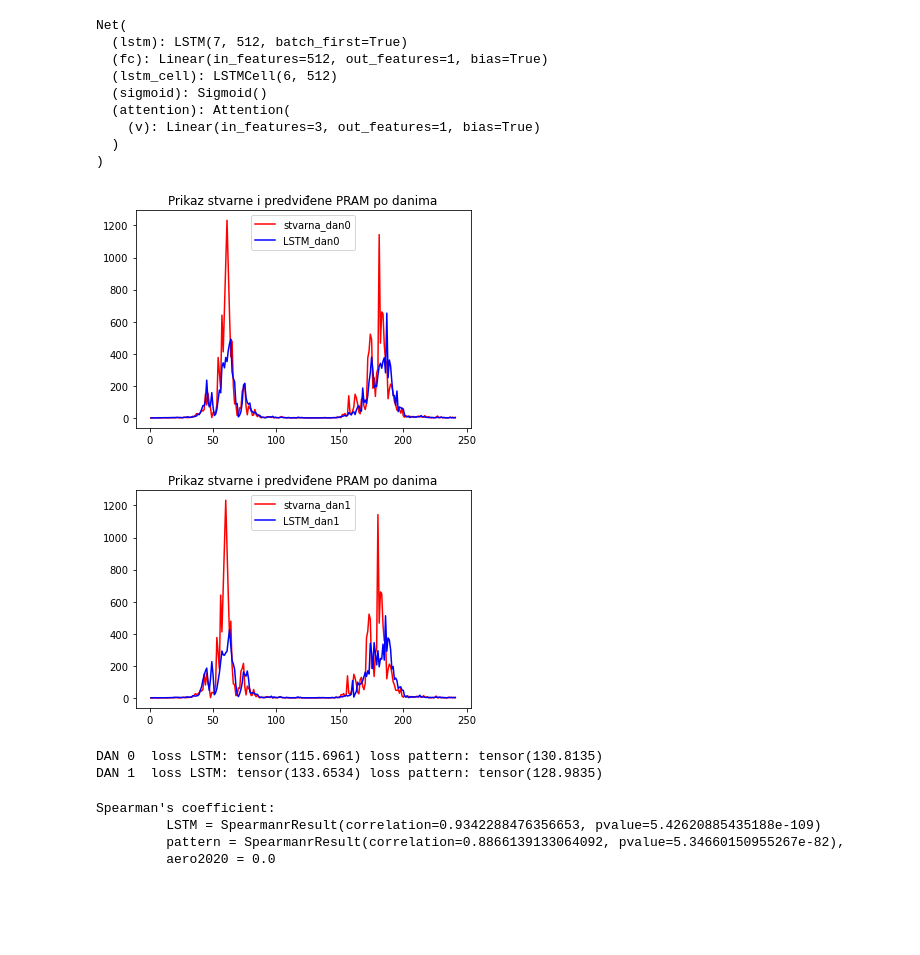
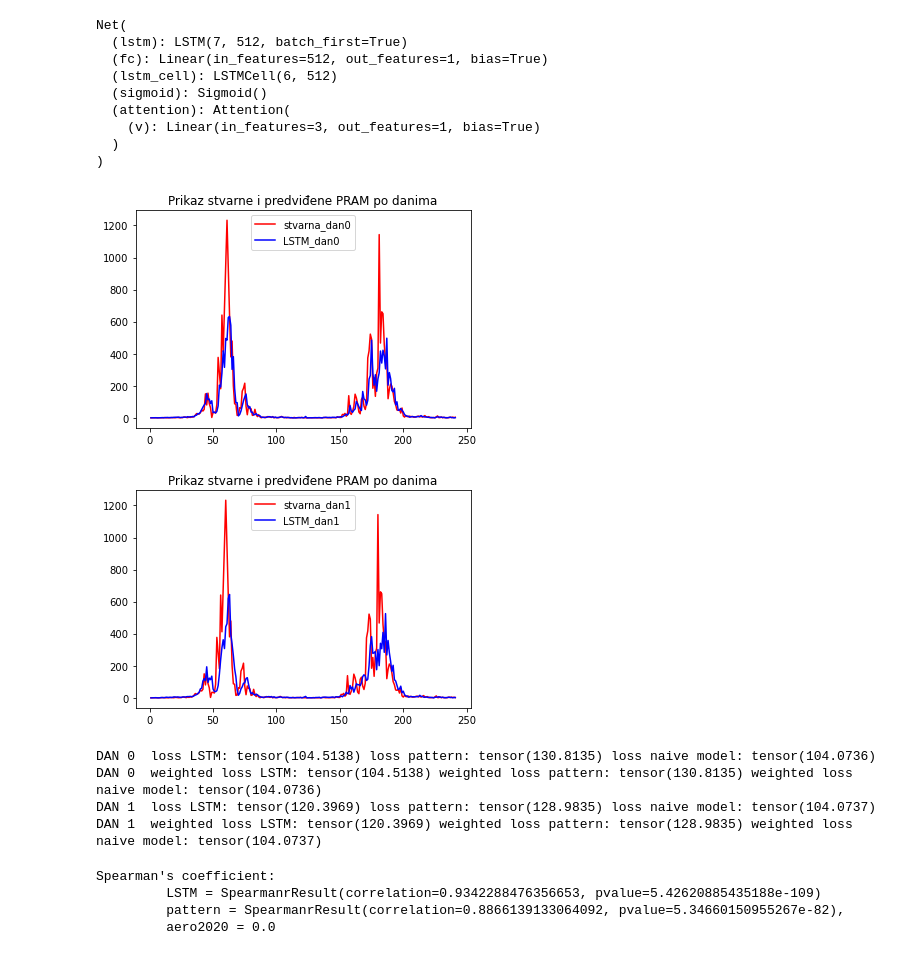
Before and after one commit to dmatijev/polen_forecasting, a Jupyter notebook: evaluate_zavrsni.ipynb, the cells around one changed output. Drawn from its saved outputs; the diff is of its cells as text; code cells hidden in the pictures; blank space fills up the shorter version.

Commit message:
dodan_weights_stupac
-i optimizer promijenjen u AdamW

```diff
--- a/evaluate_zavrsni.ipynb
+++ b/evaluate_zavrsni.ipynb
@@ -20,7 +22,7 @@ else:
     device = torch.device("cpu")
 # %%
 #train_data, val_data, test_data = load_data('real_for_all_podaci_novo.csv', 'lognormalize', target)
-train_data, val_data, test_data = load_data('sim-30-PRAM-real_for_all_podaci_novo.csv', 'lognormalize', target)
+train_data, val_data, test_data = load_data('sim-30-PRAM-real_for_all_podaci_novo.csv', 'lognormalize', target, 0, use_weights)
 train_dataset = Dataset(train_data, seq_len, nr_days, target)
 val_dataset = Dataset(val_data, seq_len, nr_days, target)
 test_dataset = Dataset(test_data, seq_len, nr_days, target)
@@ -54,6 +56,16 @@ path_to_model = f'models/PRAM/batch_size_32-seq_len_3-nr_days_1-lr_0.005-hidd_di
 path_to_model = f'models/PRAM/batch_size_32-seq_len_3-nr_days_1-lr_0.005-hidd_dim_512-att_{attention}_best_meteo.weights'
 path_to_model = f'models/PRAM/batch_size_1-seq_len_3-nr_days_1-lr_0.005-hidd_dim_512-att_{attention}_best_meteo.weights'
 path_to_model = f'models/PRAM/batch_size_32-seq_len_3-nr_days_2-lr_0.005-hidd_dim_512-att_{attention}_best_meteo.weights'
+path_to_model = f'models/PRAM/batch_size_32-seq_len_3-nr_days_2-lr_0.005-hidd_dim_512-att_{attention}_useWeights_True_best_meteo.weights'
+path_to_model = f'models/PRAM/batch_size_32-seq_len_3-nr_days_1-lr_0.0005-hidd_dim_512-att_{attention}_useWeights_True_best_meteo.weights'
+path_to_model = f'models/PRAM/batch_size_32-seq_len_3-nr_days_1-lr_0.0001-hidd_dim_512-att_{attention}_useWeights_True_best_meteo.weights'
+#path_to_model = f'models/PRAM/batch_size_32-seq_len_3-nr_days_1-lr_0.0003-hidd_dim_512-att_{attention}_useWeights_{use_weights}_best_meteo.weights'
+
+path_to_model = f'models/PRAM/batch_size_32-seq_len_3-nr_days_1-lr_0.005-hidd_dim_512-att_{attention}_useWeights_True_best_meteo.weights'
+path_to_model = f'models/PRAM/batch_size_32-seq_len_3-nr_days_1-lr_0.0005-hidd_dim_512-att_{attention}_useWeights_True_best_meteo.weights'
+
+path_to_model = f'models/PRAM/batch_size_32-seq_len_3-nr_days_2-lr_0.005-hidd_dim_512-att_{attention}_best_meteo.weights'
+path_to_model = f'models/PRAM/batch_size_32-seq_len_3-nr_days_2-lr_0.001-hidd_dim_{hidden_dim}-att_{attention}_useWeights_{use_weights}_best_meteo.weights'
 model.load_state_dict(torch.load(path_to_model))
 model.eval()
 # %% [output]
@@ -84,9 +96,11 @@ MEAN = calculateMean(targ=target, locations=['NS'], test_years=[2015, 2016], val
 # %%
 realValues = []
 predictedValues = []
+w = []
 for dan in range(nr_days):
     realValues.append([])
     predictedValues.append([])
+    w.append([])
 model.to('cuda')
 
 for (inputs, meteo, labels, weights) in test_loader:
@@ -95,41 +109,59 @@ for (inputs, meteo, labels, weights) in test_loader:
     for dan in range(nr_days):
         realValues[dan].append(labels[0][dan].item())
         predictedValues[dan].append(output[0][dan].item())
+        w[dan].append(weights[0][dan].item())
 
 for dan in range(nr_days):
     realValues[dan] = torch.FloatTensor(realValues[dan])
     predictedValues[dan]= torch.FloatTensor(predictedValues[dan])
+    w[dan]= torch.FloatTensor(w[dan])
     realValues[dan] = returnTensorToStartingValues(realValues[dan],MEAN)
     predictedValues[dan] = returnTensorToStartingValues(predictedValues[dan],MEAN)
+# %%
+naivePrediction = []
+for dan in range(nr_days):
+    naivePrediction.append([])
+    naivePrediction[dan].append(realValues[dan][0].item()) #prvi dan nek bude jednak stvarnom, a onda svi ostali su samo prekopirani prethodni dani
+    for i in range(1,len(realValues[dan])):
+        naivePrediction[dan].append(realValues[dan][i-1].item())
+    naivePrediction[dan] = torch.FloatTensor(naivePrediction[dan])
 # %%
 if target=='PRAM':
     naziv='ambrozija'
 if target=='PRBR':
     naziv='breza'
 if target=='PRTR':
     naziv='trave'
 podaciZaCrtanje = pd.read_csv(naziv+'_NoviSad_patternPredictions.csv')
 podaciZaCrtanje = podaciZaCrtanje.sort_values(by=['DAT'])
 #print(podaciZaCrtanje)
 staraPredvidjenaVrijednost = []
 for i in range(len(podaciZaCrtanje)):
     staraPredvidjenaVrijednost.append(podaciZaCrtanje.iloc[i].predvidjenaVrijednost)
 staraPredvidjenaVrijednost = staraPredvidjenaVrijednost[seq_len:-1*nr_days] #jer za prva 3 dana LSTM ne predvidja (tako su napravljeni podaci)
 #predictionsGraph([realValues, predictedValues, staraPredvidjenaVrijednost], ['stvarna', 'LSTM', 'patterns'],target)
 #predictionsGraphScatter([realValues, predictedValues, staraPredvidjenaVrijednost], ['stvarna', 'LSTM', 'patterns'],target)
 for dan in range(nr_days):
     predictionsGraph([realValues[dan], predictedValues[dan]], ['stvarna_dan'+str(dan), 'LSTM_dan'+str(dan)],target)
 
 loss_fn = nn.MSELoss(reduction='mean')
+wloss_fn = weighted_mse_loss(reduction='mean')
 for dan in range(nr_days):
     loss1 = np.sqrt(loss_fn(realValues[dan], predictedValues[dan]))
     loss2 = np.sqrt(loss_fn(realValues[dan], torch.FloatTensor(staraPredvidjenaVrijednost)))
-    print('DAN',dan,' loss LSTM:',loss1,'loss pattern:',loss2)
+    loss3 = np.sqrt(loss_fn(realValues[dan], naivePrediction[dan]))
+    print('DAN',dan,' loss LSTM:',loss1,'loss pattern:',loss2, 'loss naive model:', loss3)
+    wloss1 = np.sqrt(wloss_fn(realValues[dan], predictedValues[dan], w[dan]))
+    wloss2 = np.sqrt(wloss_fn(realValues[dan], torch.FloatTensor(staraPredvidjenaVrijednost), w[dan]))
+    wloss3 = np.sqrt(wloss_fn(realValues[dan], naivePrediction[dan], w[dan]))
+    print('DAN',dan,' weighted loss LSTM:',wloss1,'weighted loss pattern:',wloss2, 'weighted loss naive model:', wloss3)
 # %% [output]
-[figure, old version]
+[figure, new version]
-[figure, old version]
+[figure, new version]
-DAN 0  loss LSTM: tensor(115.6961) loss pattern: tensor(130.8135)
-DAN 1  loss LSTM: tensor(133.6534) loss pattern: tensor(128.9835)
+DAN 0  loss LSTM: tensor(104.5138) loss pattern: tensor(130.8135) loss naive model: tensor(104.0736)
+DAN 0  weighted loss LSTM: tensor(104.5138) weighted loss pattern: tensor(130.8135) weighted loss naive model: tensor(104.0736)
+DAN 1  loss LSTM: tensor(120.3969) loss pattern: tensor(128.9835) loss naive model: tensor(104.0737)
+DAN 1  weighted loss LSTM: tensor(120.3969) weighted loss pattern: tensor(128.9835) weighted loss naive model: tensor(104.0737)
 # %%
 #def returnToStartingValues(value, mean):
 #    return (np.e**value-1)*mean
```
Also changed, not shown: parts of 2 cells of this notebook, 4 other files.
